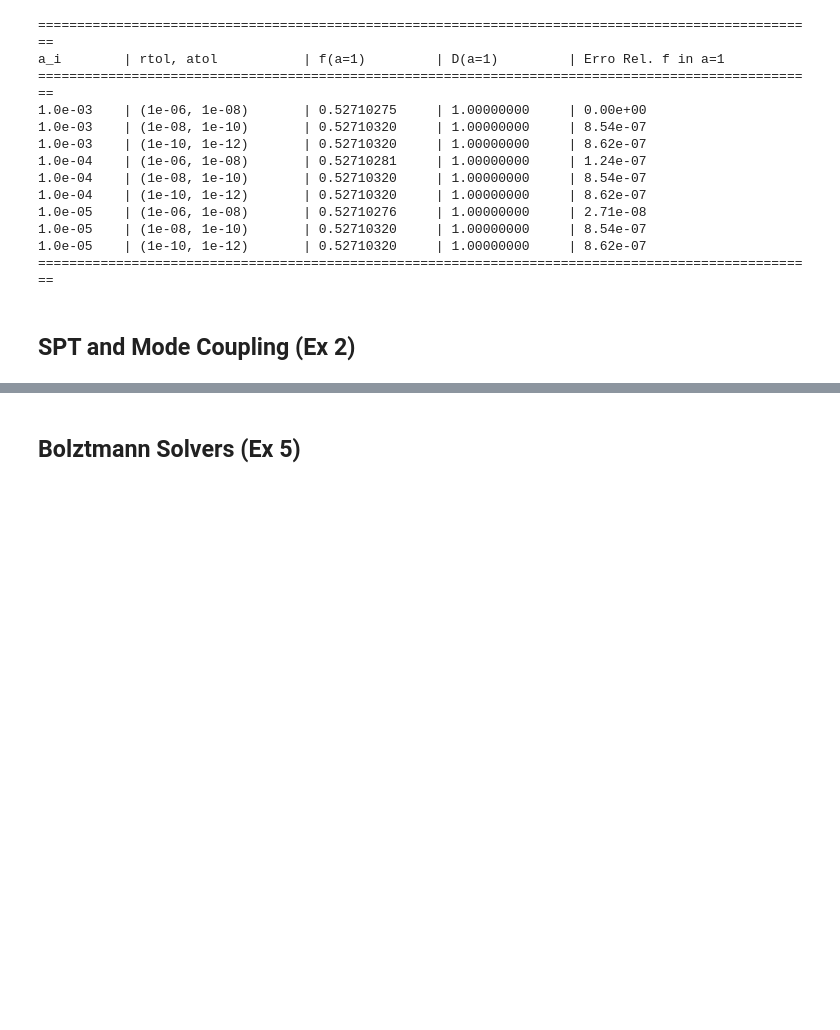
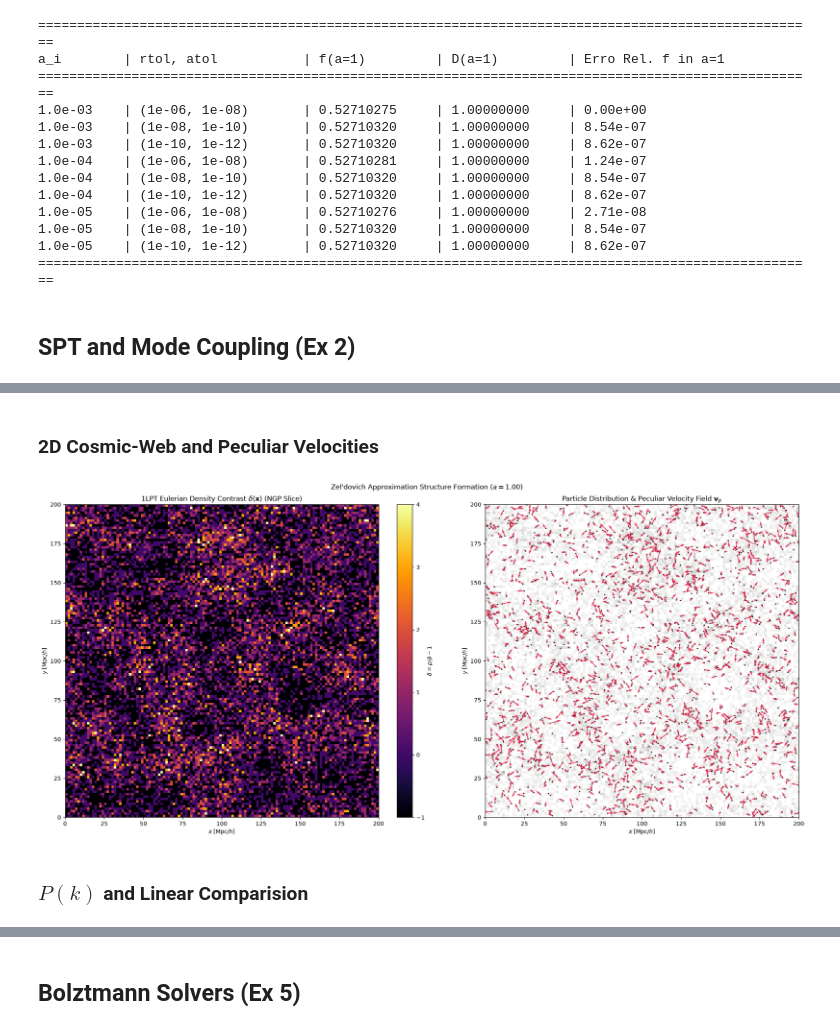
Before and after one commit to Alexx-Sanderr/2026_Numerical_Cosmology_I, a Jupyter notebook: EP_II/analysis/analysis.ipynb, the cells around one changed output, grey strips where cells are left out. Saved outputs shown, nothing was run; the diff lists cells and outputs as text; code cells hidden in the pictures; blank space fills up the shorter version.

```diff
--- a/EP_II/analysis/analysis.ipynb
+++ b/EP_II/analysis/analysis.ipynb
@@ -434,0 +478,63 @@ Bispectrum and S_3(R) ensemble realization plot saved to: /home/alex/Área de tr
+# %% [markdown]
+### 2D Cosmic-Web and Peculiar Velocities
+# %%
+slice_idx = lpt_Ng // 2
+cell_size = lpt_L / lpt_Ng
+
+z_min = slice_idx * cell_size
+z_max = ( slice_idx + 1 ) * cell_size
+in_slice = ( x_p[:, 2] >= z_min ) & ( x_p[ :, 2 ] < z_max )
+
+x_slice = x_p[ in_slice ]
+v_slice = v_p[ in_slice ]
+# %%
+fig, axes = plt.subplots( 1, 2, figsize = ( 20, 9 ) )
+
+im0 = axes[0].imshow(
+    delta_mesh[ :, :, slice_idx ].T, origin = "lower", extent = [ 0, lpt_L, 0, lpt_L ],
+    cmap = "inferno" , vmin = -1.0 , vmax = np.percentile( delta_mesh, 99.5 )
+            )
+axes[0].set_title( r"1LPT Eulerian Density Contrast $\delta(\mathbf{x})$ (NGP Slice)" )
+axes[0].set_xlabel( r"$x \; [\mathrm{Mpc}/h]$" )
+axes[0].set_ylabel( r"$y \; [\mathrm{Mpc}/h]$" )
+cbar0 = fig.colorbar( im0, ax = axes[ 0 ], fraction = 0.046 )
+cbar0.set_label( r"$\delta = \rho/\bar{\rho} - 1$" )
+
+sub = 8
+axes[1].imshow(
+    delta_mesh[ :, :, slice_idx ].T, origin = "lower",
+    extent = [ 0, lpt_L, 0, lpt_L ], cmap = "gray_r", alpha = 0.35
+    )
+
+axes[1].scatter(
+    x_slice[ ::sub, 0 ], x_slice[ ::sub, 1 ],  s = 2, c = 'black', alpha = 0.7,  label = 'Particles'
+    )
+
+v_norm = np.linalg.norm( v_slice, axis = 1 )
+v_max  = np.max( v_norm )
+
+arrow_max_length = 10.0
+vx_plot = ( v_slice[ ::sub, 0 ] / v_max ) * arrow_max_length
+vy_plot = ( v_slice[ ::sub, 1 ] / v_max ) * arrow_max_length
+
+axes[1].quiver(
+    x_slice[ ::sub, 0 ], x_slice[ ::sub, 1 ],  vx_plot, vy_plot,  color = "crimson",  angles = 'xy', scale_units = 'xy', scale = 1,
+    width = 0.0025, headwidth = 3, alpha = 0.8, label = r'Velocidades Peculiares $\mathbf{v}_p$'
+        )
+
+axes[1].set_title( r"Particle Distribution & Peculiar Velocity Field $\mathbf{v}_p$" )
+axes[1].set_xlabel( r"$x \; [\mathrm{Mpc}/h]$" )
+axes[1].set_ylabel( r"$y \; [\mathrm{Mpc}/h]$" )
+axes[1].set_xlim( 0, lpt_L )
+axes[1].set_ylim( 0, lpt_L )
+
+plt.suptitle( f"Zel'dovich Approximation Structure Formation ($a = {lpt_a_target:.2f}$)", y = 0.98 )
+plt.tight_layout()
+
+plot_path_slice = f"{output_base}_lpt_cosmic_web_slice.png"
+plt.savefig( plot_path_slice, dpi = 300, bbox_inches = "tight" )
+plt.show()
+# %% [output]
+[figure, added]
+# %% [markdown]
+### $P(k)$ and Linear Comparision
```
Also changed, not shown: parts of 16 cells of this notebook, 25 other files.
